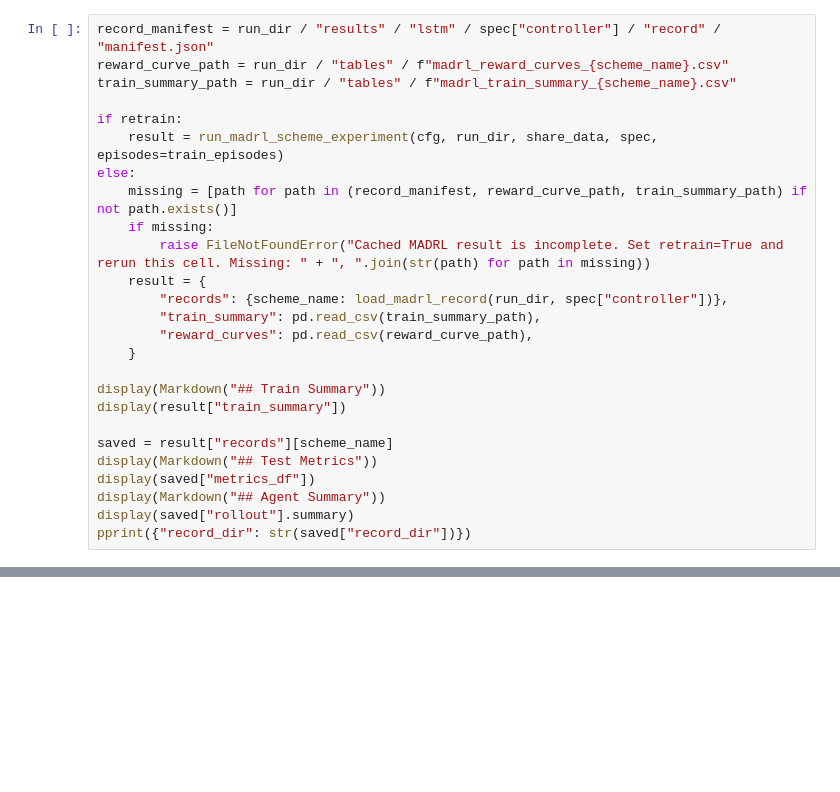
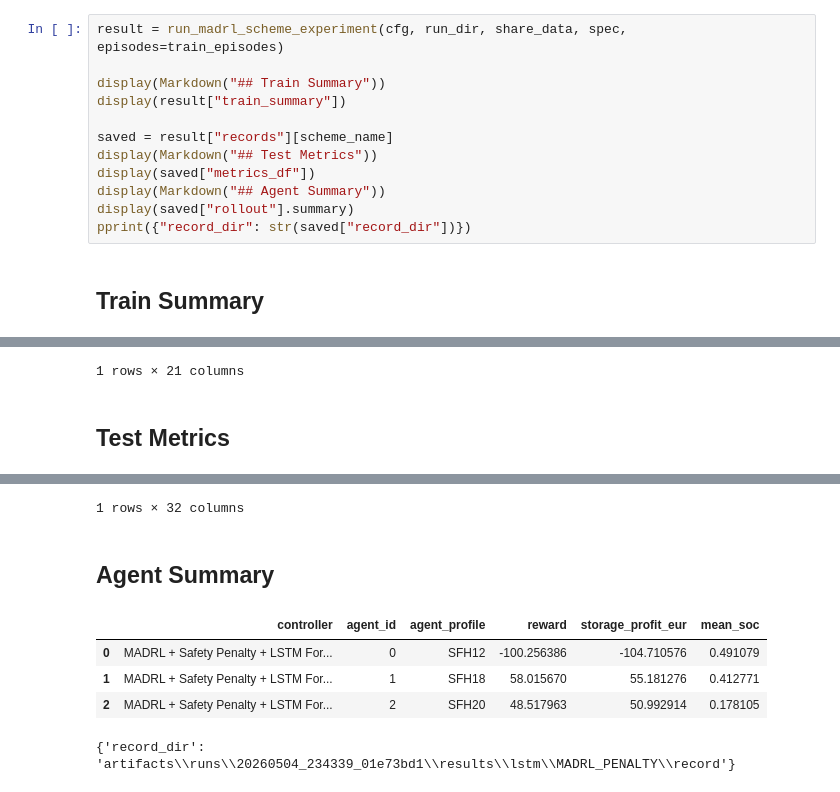
Before and after one commit to wenyuxin-00/MADRL_ESS, a Jupyter notebook: notebooks/madrl_base_safe.ipynb, the cells around one changed output, grey strips where cells are left out. Drawn from its saved outputs; the diff is of its cells as text; blank space fills up the shorter version.

```diff
--- a/notebooks/madrl_base_safe.ipynb
+++ b/notebooks/madrl_base_safe.ipynb
@@ -56,19 +56,5 @@ display(pd.DataFrame([{
 # %%
-record_manifest = run_dir / "results" / "lstm" / spec["controller"] / "record" / "manifest.json"
-reward_curve_path = run_dir / "tables" / f"madrl_reward_curves_{scheme_name}.csv"
-train_summary_path = run_dir / "tables" / f"madrl_train_summary_{scheme_name}.csv"
-
-if retrain:
-    result = run_madrl_scheme_experiment(cfg, run_dir, share_data, spec, episodes=train_episodes)
-else:
-    missing = [path for path in (record_manifest, reward_curve_path, train_summary_path) if not path.exists()]
-    if missing:
-        raise FileNotFoundError("Cached MADRL result is incomplete. Set retrain=True and rerun this cell. Missing: " + ", ".join(str(path) for path in missing))
-    result = {
-        "records": {scheme_name: load_madrl_record(run_dir, spec["controller"])},
-        "train_summary": pd.read_csv(train_summary_path),
-        "reward_curves": pd.read_csv(reward_curve_path),
-    }
+result = run_madrl_scheme_experiment(cfg, run_dir, share_data, spec, episodes=train_episodes)
 
 display(Markdown("## Train Summary"))
 display(result["train_summary"])
@@ -79,3 +65,5 @@ display(saved["metrics_df"])
 display(Markdown("## Agent Summary"))
 display(saved["rollout"].summary)
 pprint({"record_dir": str(saved["record_dir"])})
+# %% [output]
+## Train Summary
@@ -81,0 +72,2 @@ pprint({"record_dir": str(saved["record_dir"])})
+1 rows × 21 columns
+## Test Metrics
@@ -82,3 +76,10 @@ pprint({"record_dir": str(saved["record_dir"])})
+1 rows × 32 columns
+## Agent Summary
+|  | controller | agent_id | agent_profile | reward | storage_profit_eur | mean_soc |
+| 0 | MADRL + Safety Penalty + LSTM For... | 0 | SFH12 | -100.256386 | -104.710576 | 0.491079 |
+| 1 | MADRL + Safety Penalty + LSTM For... | 1 | SFH18 | 58.015670 | 55.181276 | 0.412771 |
+| 2 | MADRL + Safety Penalty + LSTM For... | 2 | SFH20 | 48.517963 | 50.992914 | 0.178105 |
+{'record_dir': 'artifacts\\runs\\20260504_234339_01e73bd1\\results\\lstm\\MADRL_PENALTY\\record'}
 # %%
 plt.close("all")
 figures = plot_madrl_outputs(result, run_dir)
```
Also changed, not shown: parts of 4 cells of this notebook, 35 other files.
